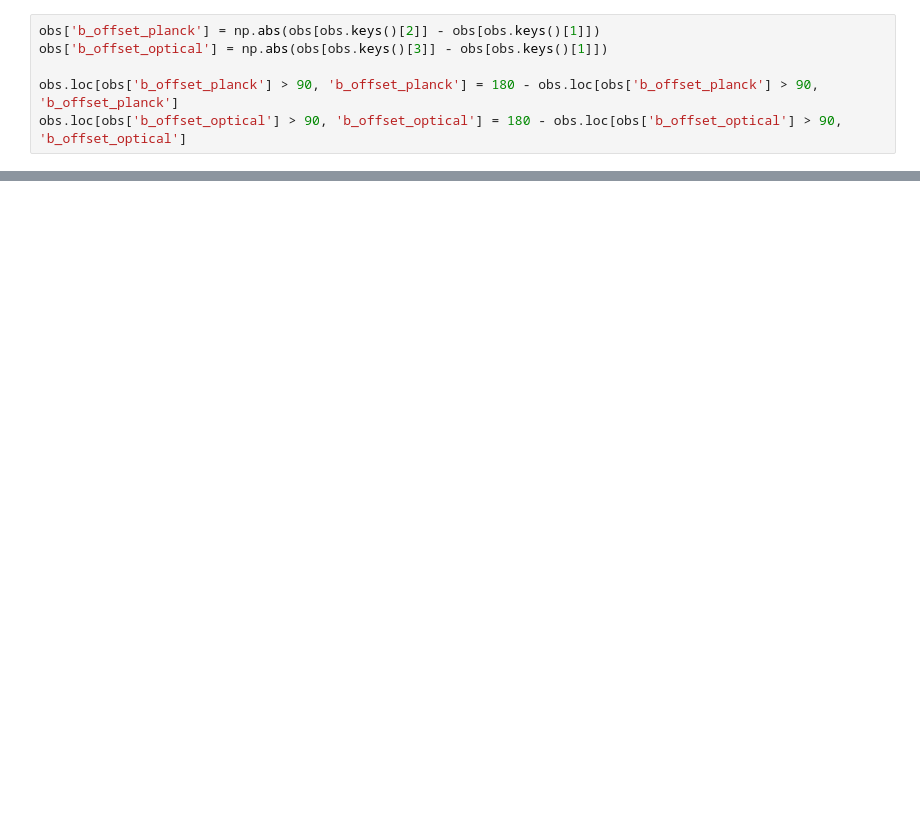
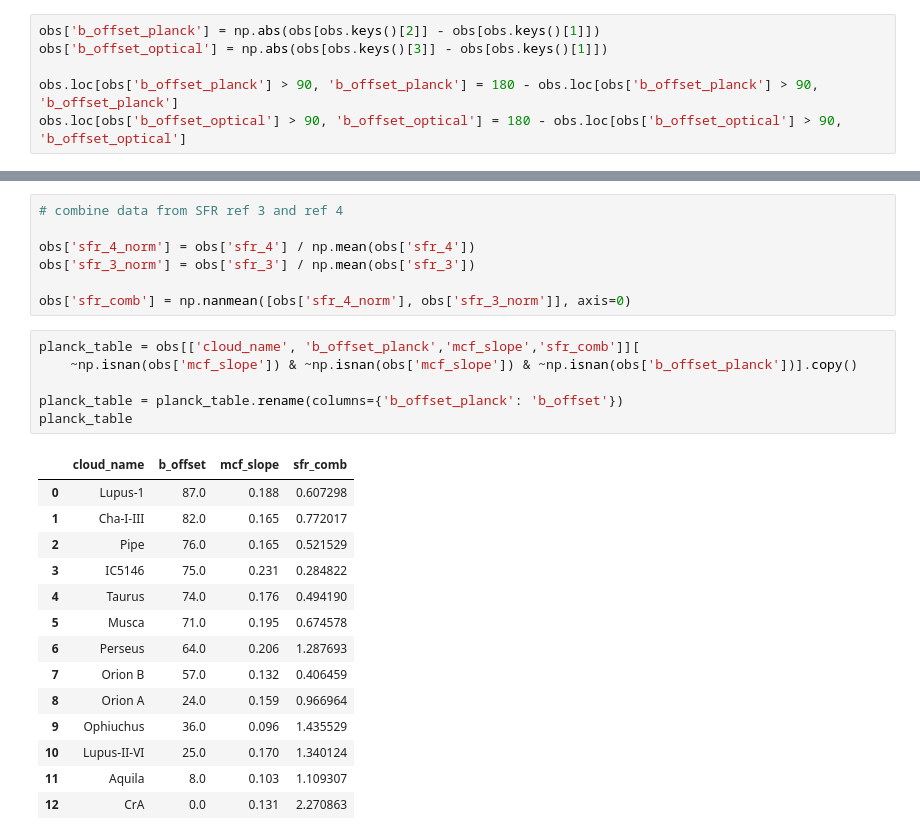
Before and after one commit to HinnyTsang/mcf_project, a Jupyter notebook: observations/read_observation.ipynb, the cells around one changed output, grey strips where cells are left out. Drawn from its saved outputs; the diff is of its cells as text; blank space fills up the shorter version.

```diff
--- a/observations/read_observation.ipynb
+++ b/observations/read_observation.ipynb
@@ -176,0 +185,28 @@ plt.show()
+# %%
+# combine data from SFR ref 3 and ref 4
+
+obs['sfr_4_norm'] = obs['sfr_4'] / np.mean(obs['sfr_4'])
+obs['sfr_3_norm'] = obs['sfr_3'] / np.mean(obs['sfr_3'])
+
+obs['sfr_comb'] = np.nanmean([obs['sfr_4_norm'], obs['sfr_3_norm']], axis=0)
+# %%
+planck_table = obs[['cloud_name', 'b_offset_planck','mcf_slope','sfr_comb']][
+    ~np.isnan(obs['mcf_slope']) & ~np.isnan(obs['mcf_slope']) & ~np.isnan(obs['b_offset_planck'])].copy()
+
+planck_table = planck_table.rename(columns={'b_offset_planck': 'b_offset'})
+planck_table
+# %% [output]
+|  | cloud_name | b_offset | mcf_slope | sfr_comb |
+| 0 | Lupus-1 | 87.0 | 0.188 | 0.607298 |
+| 1 | Cha-I-III | 82.0 | 0.165 | 0.772017 |
+| 2 | Pipe | 76.0 | 0.165 | 0.521529 |
+| 3 | IC5146 | 75.0 | 0.231 | 0.284822 |
+| 4 | Taurus | 74.0 | 0.176 | 0.494190 |
+| 5 | Musca | 71.0 | 0.195 | 0.674578 |
+| 6 | Perseus | 64.0 | 0.206 | 1.287693 |
+| 7 | Orion B | 57.0 | 0.132 | 0.406459 |
+| 8 | Orion A | 24.0 | 0.159 | 0.966964 |
+| 9 | Ophiuchus | 36.0 | 0.096 | 1.435529 |
+| 10 | Lupus-II-VI | 25.0 | 0.170 | 1.340124 |
+| 11 | Aquila | 8.0 | 0.103 | 1.109307 |
+| 12 | CrA | 0.0 | 0.131 | 2.270863 |
```
Also changed, not shown: parts of 10 cells of this notebook, 26 other files.
